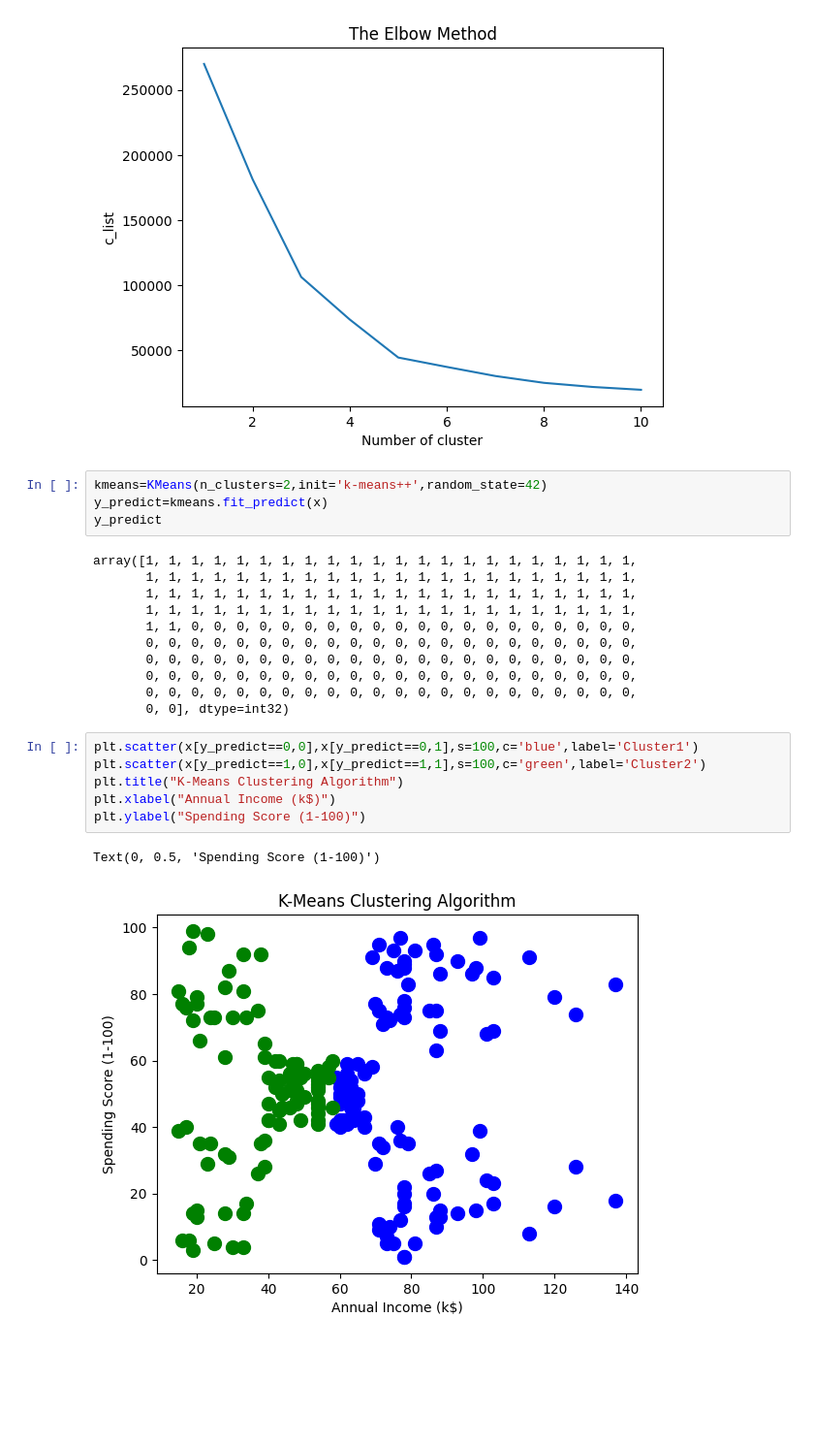
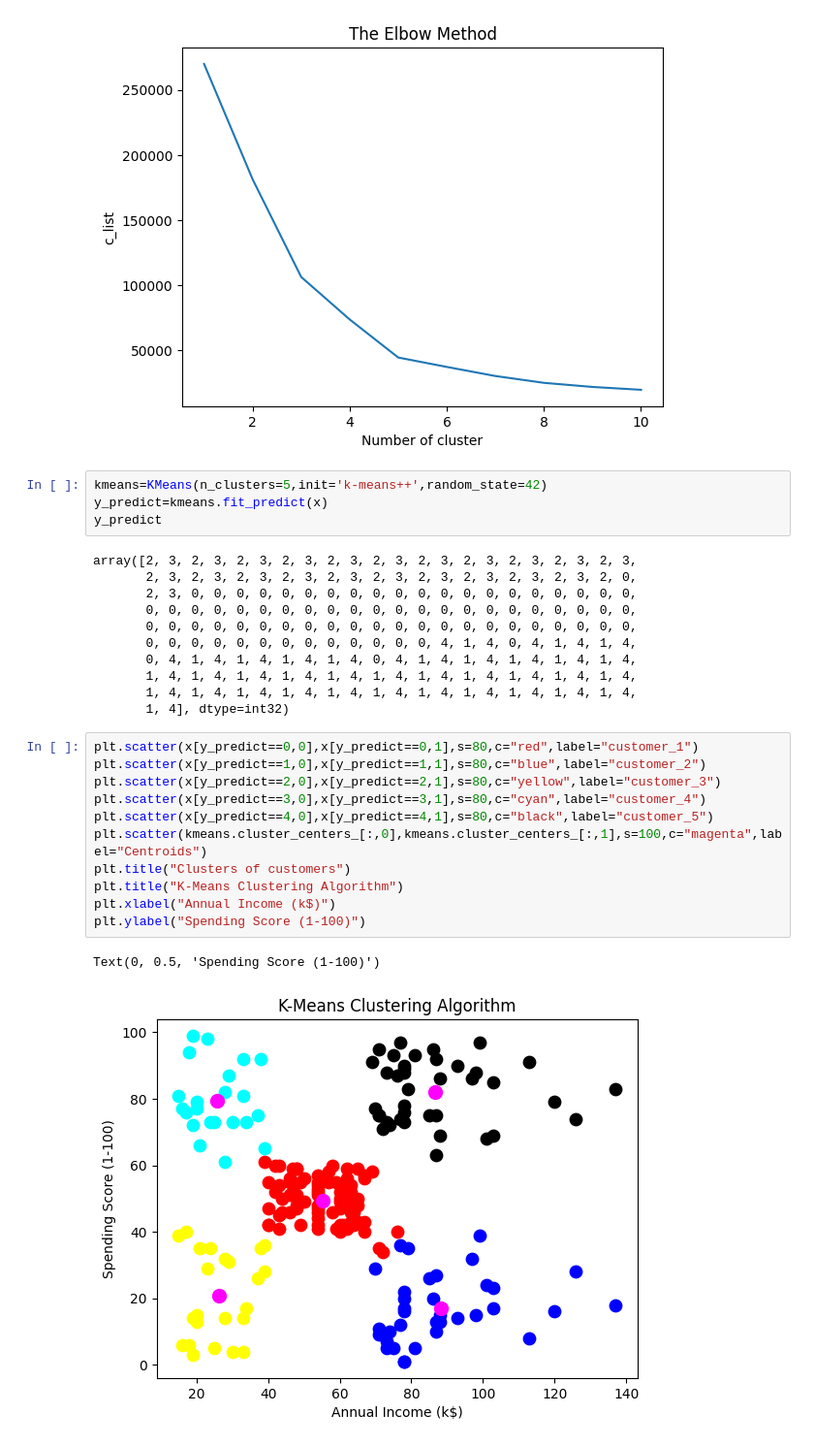
Before and after one commit to Mitalisj/PRODIGY_ML_02, a Jupyter notebook: Prodigy_ML_02.ipynb, the cells around one changed output. Shown: that part at 97% size. Saved outputs shown, nothing was run; the diff lists cells and outputs as text; blank space fills up the shorter version.

```diff
--- a/Prodigy_ML_02.ipynb
+++ b/Prodigy_ML_02.ipynb
@@ -65,26 +65,31 @@ plt.show()
 # %% [output]
 [figure]
 # %%
-kmeans=KMeans(n_clusters=2,init='k-means++',random_state=42)
+kmeans=KMeans(n_clusters=5,init='k-means++',random_state=42)
 y_predict=kmeans.fit_predict(x)
 y_predict
 # %% [output]
-array([1, 1, 1, 1, 1, 1, 1, 1, 1, 1, 1, 1, 1, 1, 1, 1, 1, 1, 1, 1, 1, 1,
-       1, 1, 1, 1, 1, 1, 1, 1, 1, 1, 1, 1, 1, 1, 1, 1, 1, 1, 1, 1, 1, 1,
-       1, 1, 1, 1, 1, 1, 1, 1, 1, 1, 1, 1, 1, 1, 1, 1, 1, 1, 1, 1, 1, 1,
-       1, 1, 1, 1, 1, 1, 1, 1, 1, 1, 1, 1, 1, 1, 1, 1, 1, 1, 1, 1, 1, 1,
-       1, 1, 0, 0, 0, 0, 0, 0, 0, 0, 0, 0, 0, 0, 0, 0, 0, 0, 0, 0, 0, 0,
+array([2, 3, 2, 3, 2, 3, 2, 3, 2, 3, 2, 3, 2, 3, 2, 3, 2, 3, 2, 3, 2, 3,
+       2, 3, 2, 3, 2, 3, 2, 3, 2, 3, 2, 3, 2, 3, 2, 3, 2, 3, 2, 3, 2, 0,
+       2, 3, 0, 0, 0, 0, 0, 0, 0, 0, 0, 0, 0, 0, 0, 0, 0, 0, 0, 0, 0, 0,
        0, 0, 0, 0, 0, 0, 0, 0, 0, 0, 0, 0, 0, 0, 0, 0, 0, 0, 0, 0, 0, 0,
        0, 0, 0, 0, 0, 0, 0, 0, 0, 0, 0, 0, 0, 0, 0, 0, 0, 0, 0, 0, 0, 0,
-       0, 0, 0, 0, 0, 0, 0, 0, 0, 0, 0, 0, 0, 0, 0, 0, 0, 0, 0, 0, 0, 0,
-       0, 0, 0, 0, 0, 0, 0, 0, 0, 0, 0, 0, 0, 0, 0, 0, 0, 0, 0, 0, 0, 0,
-       0, 0], dtype=int32)
+       0, 0, 0, 0, 0, 0, 0, 0, 0, 0, 0, 0, 0, 4, 1, 4, 0, 4, 1, 4, 1, 4,
+       0, 4, 1, 4, 1, 4, 1, 4, 1, 4, 0, 4, 1, 4, 1, 4, 1, 4, 1, 4, 1, 4,
+       1, 4, 1, 4, 1, 4, 1, 4, 1, 4, 1, 4, 1, 4, 1, 4, 1, 4, 1, 4, 1, 4,
+       1, 4, 1, 4, 1, 4, 1, 4, 1, 4, 1, 4, 1, 4, 1, 4, 1, 4, 1, 4, 1, 4,
+       1, 4], dtype=int32)
 # %%
-plt.scatter(x[y_predict==0,0],x[y_predict==0,1],s=100,c='blue',label='Cluster1')
-plt.scatter(x[y_predict==1,0],x[y_predict==1,1],s=100,c='green',label='Cluster2')
+plt.scatter(x[y_predict==0,0],x[y_predict==0,1],s=80,c="red",label="customer_1")
+plt.scatter(x[y_predict==1,0],x[y_predict==1,1],s=80,c="blue",label="customer_2")
+plt.scatter(x[y_predict==2,0],x[y_predict==2,1],s=80,c="yellow",label="customer_3")
+plt.scatter(x[y_predict==3,0],x[y_predict==3,1],s=80,c="cyan",label="customer_4")
+plt.scatter(x[y_predict==4,0],x[y_predict==4,1],s=80,c="black",label="customer_5")
+plt.scatter(kmeans.cluster_centers_[:,0],kmeans.cluster_centers_[:,1],s=100,c="magenta",label="Centroids")
+plt.title("Clusters of customers")
 plt.title("K-Means Clustering Algorithm")
 plt.xlabel("Annual Income (k$)")
 plt.ylabel("Spending Score (1-100)")
 # %% [output]
 Text(0, 0.5, 'Spending Score (1-100)')
-[figure, old version]
+[figure, new version]
```
